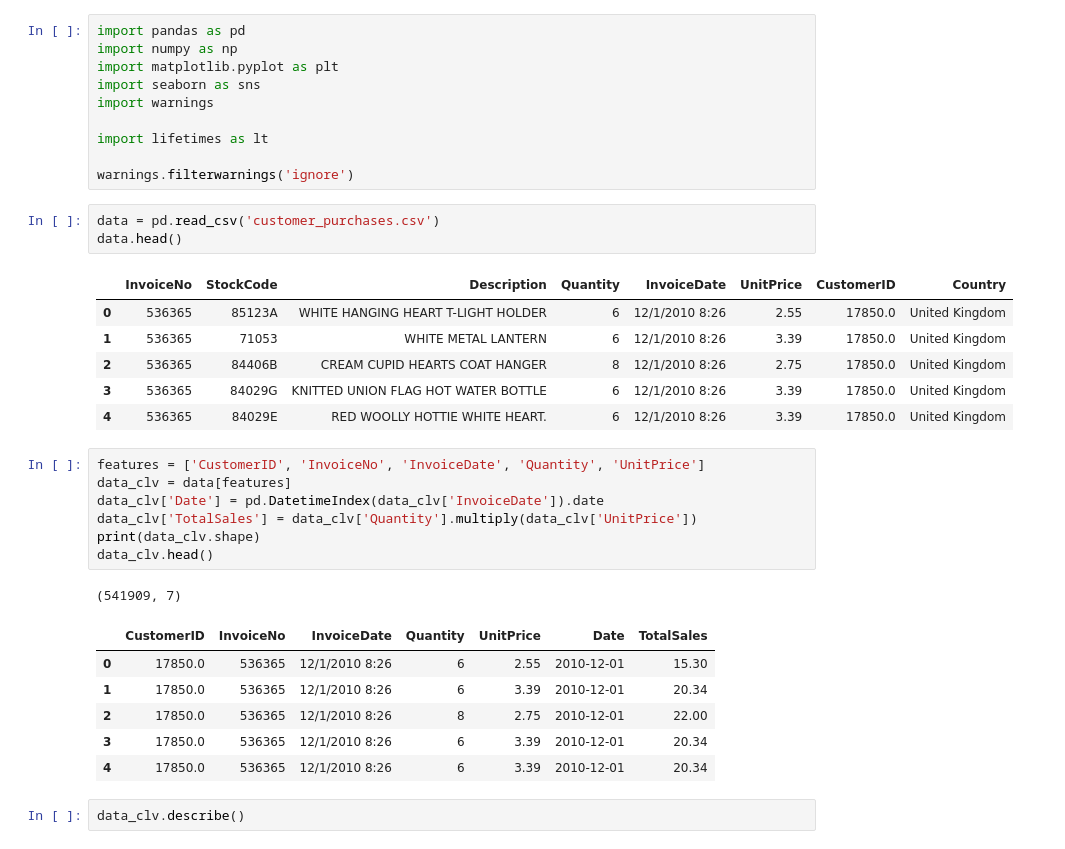
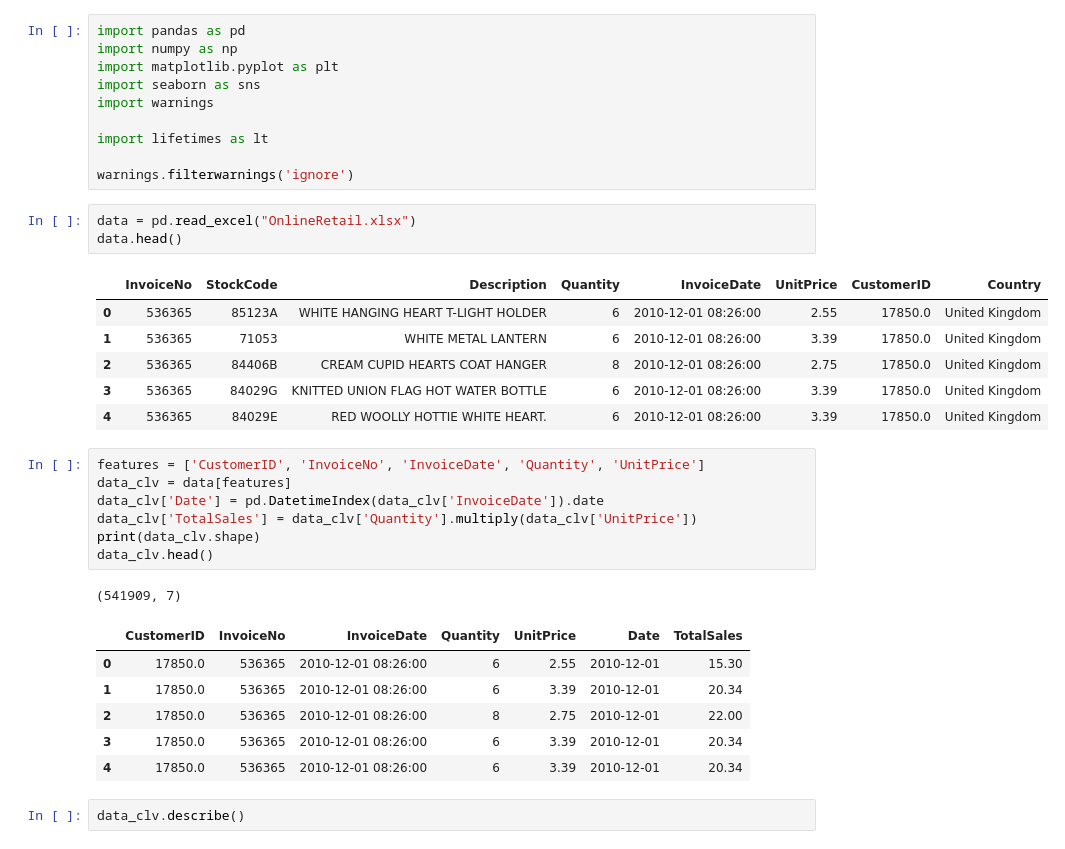
Before and after one commit to AtharwaKamble/Predictive-CLV-Model, a Jupyter notebook: Predictive CLV Model.ipynb, the cells around one changed output. Drawn from its saved outputs; the diff is of its cells as text.

```diff
--- a/Predictive CLV Model.ipynb
+++ b/Predictive CLV Model.ipynb
@@ -9,15 +9,15 @@ import lifetimes as lt
 
 warnings.filterwarnings('ignore')
 # %%
-data = pd.read_csv('customer_purchases.csv')
+data = pd.read_excel("OnlineRetail.xlsx")
 data.head()
 # %% [output]
 |  | InvoiceNo | StockCode | Description | Quantity | InvoiceDate | UnitPrice | CustomerID | Country |
-| 0 | 536365 | 85123A | WHITE HANGING HEART T-LIGHT HOLDER | 6 | 12/1/2010 8:26 | 2.55 | 17850.0 | United Kingdom |
-| 1 | 536365 | 71053 | WHITE METAL LANTERN | 6 | 12/1/2010 8:26 | 3.39 | 17850.0 | United Kingdom |
-| 2 | 536365 | 84406B | CREAM CUPID HEARTS COAT HANGER | 8 | 12/1/2010 8:26 | 2.75 | 17850.0 | United Kingdom |
-| 3 | 536365 | 84029G | KNITTED UNION FLAG HOT WATER BOTTLE | 6 | 12/1/2010 8:26 | 3.39 | 17850.0 | United Kingdom |
-| 4 | 536365 | 84029E | RED WOOLLY HOTTIE WHITE HEART. | 6 | 12/1/2010 8:26 | 3.39 | 17850.0 | United Kingdom |
+| 0 | 536365 | 85123A | WHITE HANGING HEART T-LIGHT HOLDER | 6 | 2010-12-01 08:26:00 | 2.55 | 17850.0 | United Kingdom |
+| 1 | 536365 | 71053 | WHITE METAL LANTERN | 6 | 2010-12-01 08:26:00 | 3.39 | 17850.0 | United Kingdom |
+| 2 | 536365 | 84406B | CREAM CUPID HEARTS COAT HANGER | 8 | 2010-12-01 08:26:00 | 2.75 | 17850.0 | United Kingdom |
+| 3 | 536365 | 84029G | KNITTED UNION FLAG HOT WATER BOTTLE | 6 | 2010-12-01 08:26:00 | 3.39 | 17850.0 | United Kingdom |
+| 4 | 536365 | 84029E | RED WOOLLY HOTTIE WHITE HEART. | 6 | 2010-12-01 08:26:00 | 3.39 | 17850.0 | United Kingdom |
 # %%
 features = ['CustomerID', 'InvoiceNo', 'InvoiceDate', 'Quantity', 'UnitPrice']
 data_clv = data[features]
@@ -28,11 +28,11 @@ data_clv.head()
 # %% [output]
 (541909, 7)
 |  | CustomerID | InvoiceNo | InvoiceDate | Quantity | UnitPrice | Date | TotalSales |
-| 0 | 17850.0 | 536365 | 12/1/2010 8:26 | 6 | 2.55 | 2010-12-01 | 15.30 |
-| 1 | 17850.0 | 536365 | 12/1/2010 8:26 | 6 | 3.39 | 2010-12-01 | 20.34 |
-| 2 | 17850.0 | 536365 | 12/1/2010 8:26 | 8 | 2.75 | 2010-12-01 | 22.00 |
-| 3 | 17850.0 | 536365 | 12/1/2010 8:26 | 6 | 3.39 | 2010-12-01 | 20.34 |
-| 4 | 17850.0 | 536365 | 12/1/2010 8:26 | 6 | 3.39 | 2010-12-01 | 20.34 |
+| 0 | 17850.0 | 536365 | 2010-12-01 08:26:00 | 6 | 2.55 | 2010-12-01 | 15.30 |
+| 1 | 17850.0 | 536365 | 2010-12-01 08:26:00 | 6 | 3.39 | 2010-12-01 | 20.34 |
+| 2 | 17850.0 | 536365 | 2010-12-01 08:26:00 | 8 | 2.75 | 2010-12-01 | 22.00 |
+| 3 | 17850.0 | 536365 | 2010-12-01 08:26:00 | 6 | 3.39 | 2010-12-01 | 20.34 |
+| 4 | 17850.0 | 536365 | 2010-12-01 08:26:00 | 6 | 3.39 | 2010-12-01 | 20.34 |
 # %%
 data_clv.describe()
 # %% [output]
```
Also changed, not shown: parts of 17 cells of this notebook, 2 other files.
